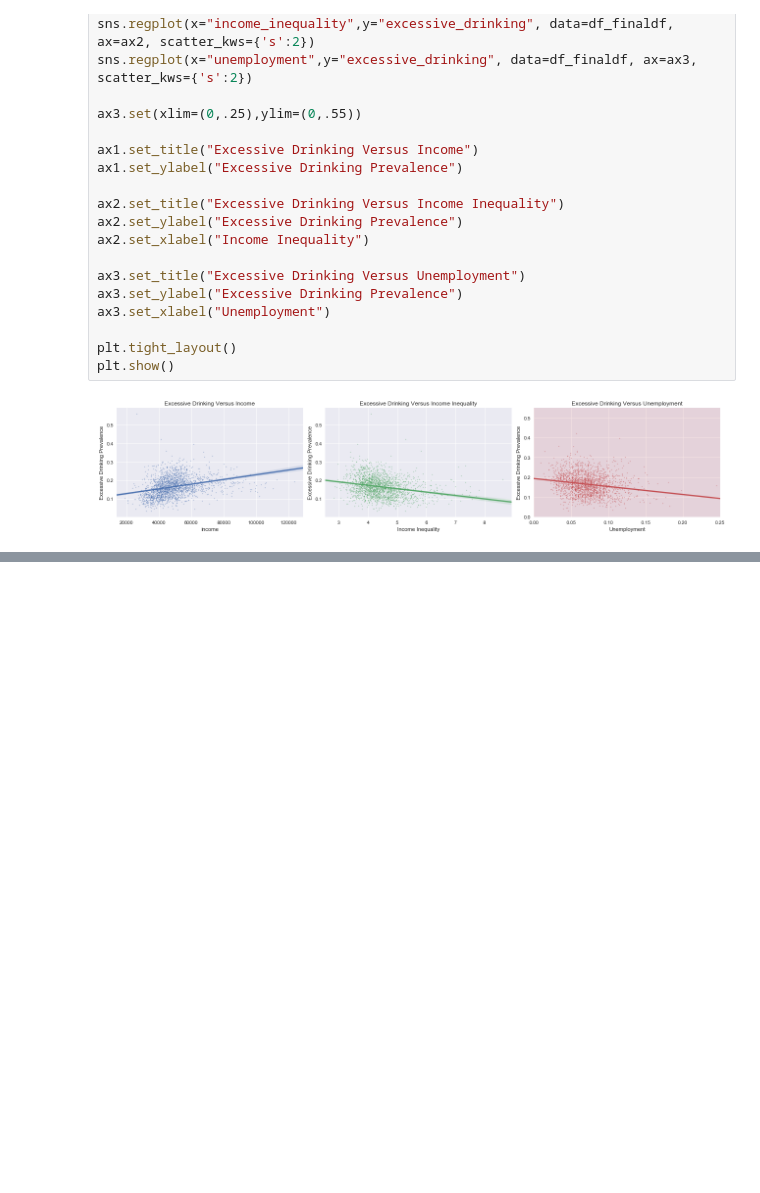
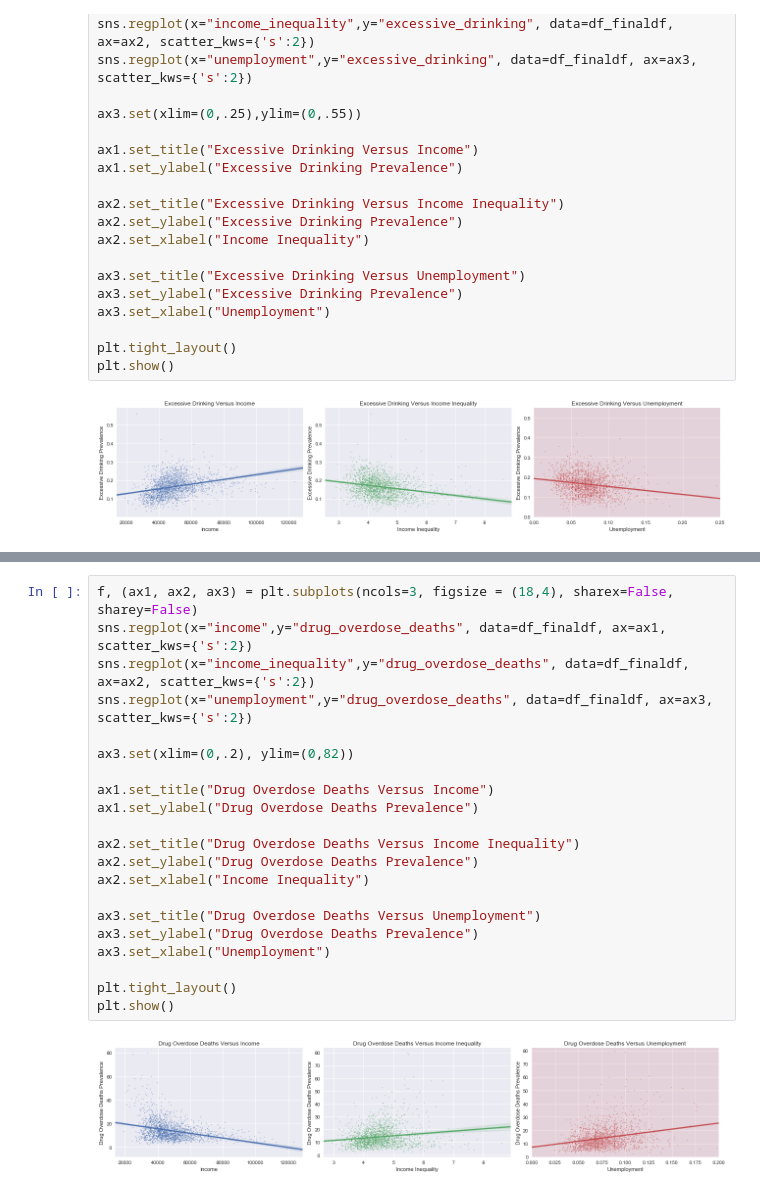
Before and after one commit to jab678/Databootcamp_final_project, a Jupyter notebook: project4_draft.ipynb, the cells around one changed output, grey strips where cells are left out. Saved outputs shown, nothing was run; the diff lists cells and outputs as text; blank space fills up the shorter version.

```diff
--- a/project4_draft.ipynb
+++ b/project4_draft.ipynb
@@ -257,0 +252,23 @@ plt.show()
+# %%
+f, (ax1, ax2, ax3) = plt.subplots(ncols=3, figsize = (18,4), sharex=False, sharey=False)
+sns.regplot(x="income",y="drug_overdose_deaths", data=df_finaldf, ax=ax1, scatter_kws={'s':2})
+sns.regplot(x="income_inequality",y="drug_overdose_deaths", data=df_finaldf, ax=ax2, scatter_kws={'s':2})
+sns.regplot(x="unemployment",y="drug_overdose_deaths", data=df_finaldf, ax=ax3, scatter_kws={'s':2})
+
+ax3.set(xlim=(0,.2), ylim=(0,82))
+
+ax1.set_title("Drug Overdose Deaths Versus Income")
+ax1.set_ylabel("Drug Overdose Deaths Prevalence")
+
+ax2.set_title("Drug Overdose Deaths Versus Income Inequality")
+ax2.set_ylabel("Drug Overdose Deaths Prevalence")
+ax2.set_xlabel("Income Inequality")
+
+ax3.set_title("Drug Overdose Deaths Versus Unemployment")
+ax3.set_ylabel("Drug Overdose Deaths Prevalence")
+ax3.set_xlabel("Unemployment")
+
+plt.tight_layout()
+plt.show()
+# %% [output]
+[figure, added]
```
Also changed, not shown: parts of 8 cells of this notebook.
